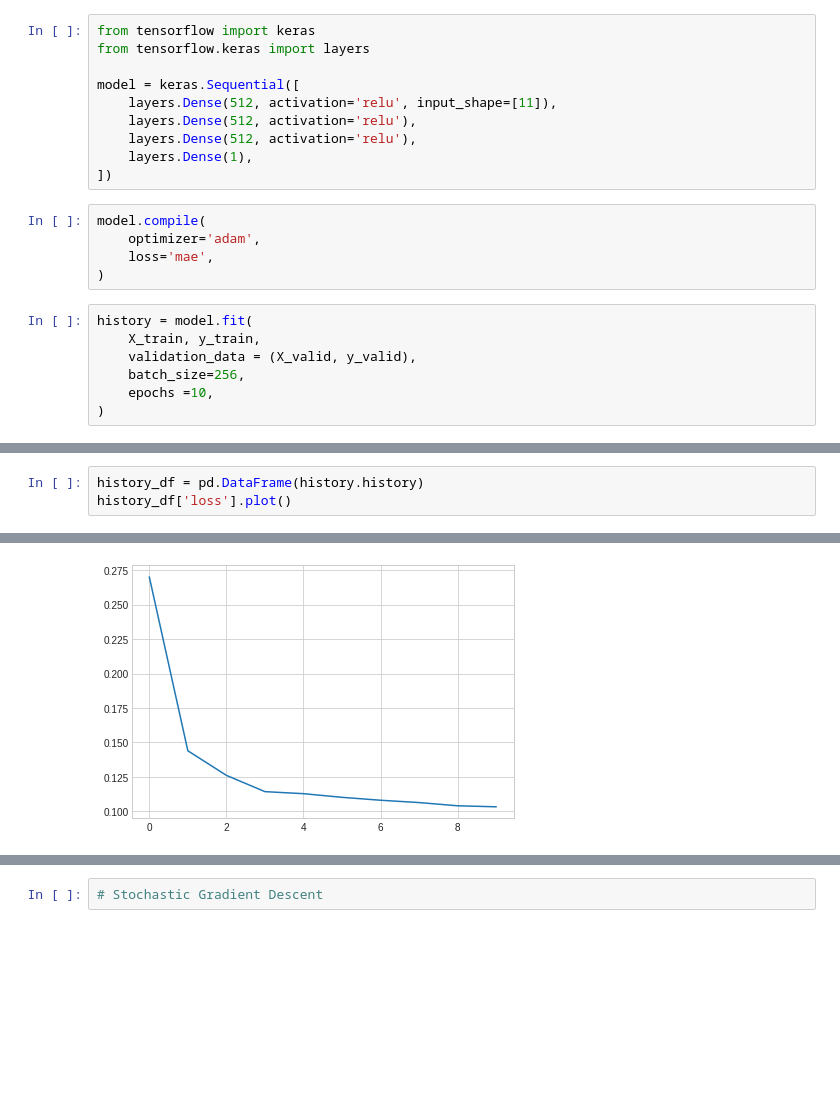
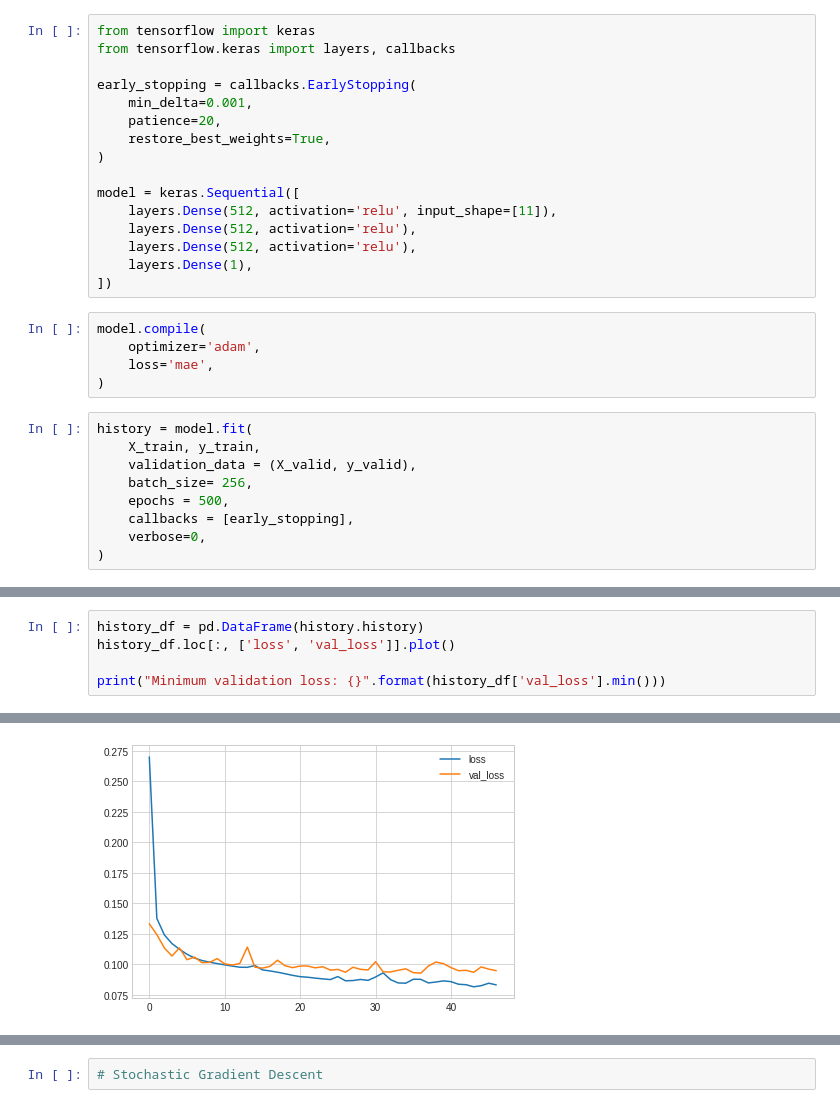
Before and after one commit to treezy254/Data-Science-Prep, a Jupyter notebook: red-wine.ipynb, the cells around one changed output, grey strips where cells are left out. Cells and saved outputs as stored; diff of their text form; blank space fills up the shorter version.

```diff
--- a/red-wine.ipynb
+++ b/red-wine.ipynb
@@ -41,7 +41,13 @@ print(X_train.shape)
 (1119, 11)
 # %%
 from tensorflow import keras
-from tensorflow.keras import layers
+from tensorflow.keras import layers, callbacks
+
+early_stopping = callbacks.EarlyStopping(
+    min_delta=0.001,
+    patience=20,
+    restore_best_weights=True,
+)
 
 model = keras.Sequential([
     layers.Dense(512, activation='relu', input_shape=[11]),
@@ -58,6 +64,8 @@ model.compile(
 history = model.fit(
     X_train, y_train,
     validation_data = (X_valid, y_valid),
-    batch_size=256,
-    epochs =10,
+    batch_size= 256,
+    epochs = 500,
+    callbacks = [early_stopping],
+    verbose=0,
 )
@@ -85,4 +72,6 @@ Epoch 10/10
 # %%
 history_df = pd.DataFrame(history.history)
-history_df['loss'].plot()
+history_df.loc[:, ['loss', 'val_loss']].plot()
+
+print("Minimum validation loss: {}".format(history_df['val_loss'].min()))
 # %% [output]
@@ -90,4 +79,4 @@ history_df['loss'].plot()
-[figure, old version]
+[figure, new version]
 # %%
 import tensorflow as tf
 
```
Also changed, not shown: parts of 3 cells of this notebook.
